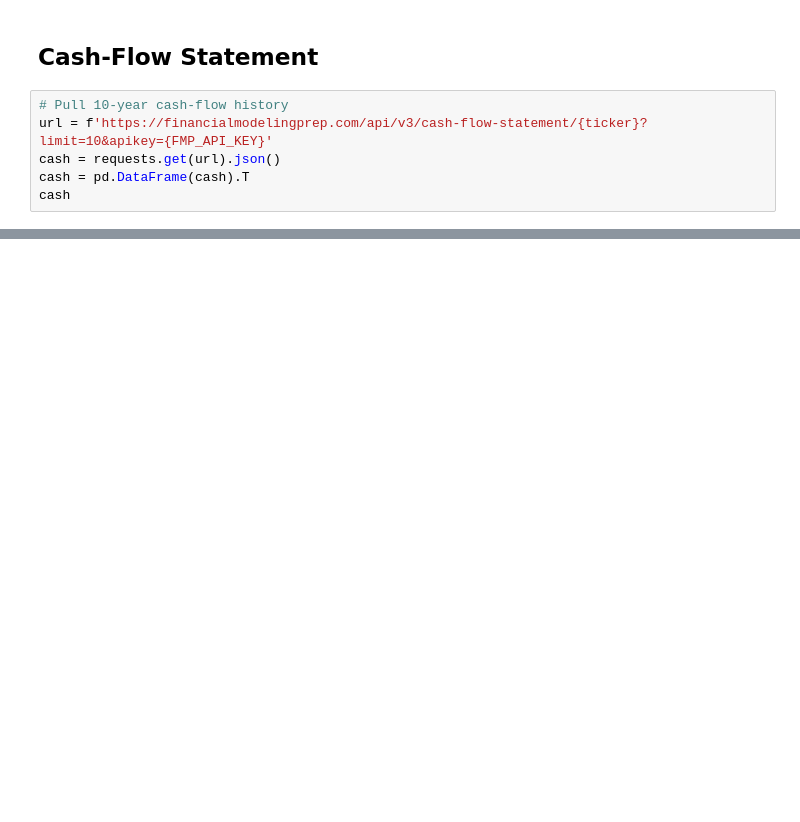
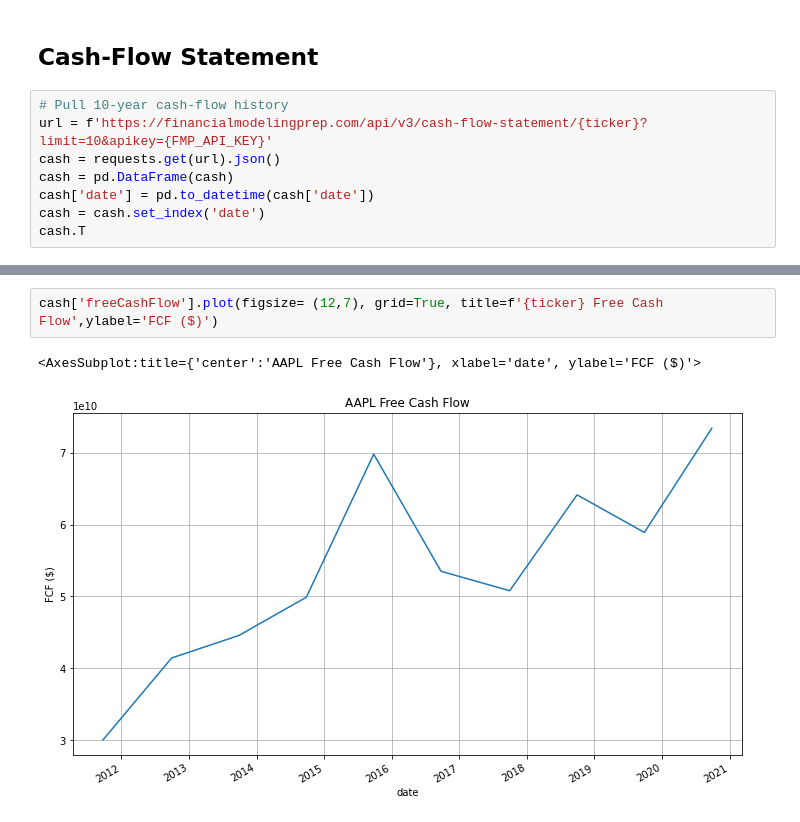
Before and after one commit to dbogatic/value_investing, a Jupyter notebook: intrinsic_value.ipynb, the cells around one changed output, grey strips where cells are left out. Drawn from its saved outputs; the diff is of its cells as text; blank space fills up the shorter version.

```diff
--- a/intrinsic_value.ipynb
+++ b/intrinsic_value.ipynb
@@ -81,6 +89,8 @@ balance
 # Pull 10-year cash-flow history
 url = f'https://financialmodelingprep.com/api/v3/cash-flow-statement/{ticker}?limit=10&apikey={FMP_API_KEY}'
 cash = requests.get(url).json()
-cash = pd.DataFrame(cash).T
-cash
+cash = pd.DataFrame(cash)
+cash['date'] = pd.to_datetime(cash['date'])
+cash = cash.set_index('date')
+cash.T
 # %% [output]
@@ -103,0 +127,5 @@ cash
+# %%
+cash['freeCashFlow'].plot(figsize= (12,7), grid=True, title=f'{ticker} Free Cash Flow',ylabel='FCF ($)')
+# %% [output]
+<AxesSubplot:title={'center':'AAPL Free Cash Flow'}, xlabel='date', ylabel='FCF ($)'>
+[figure, added]
```
Also changed, not shown: parts of 10 cells of this notebook.
